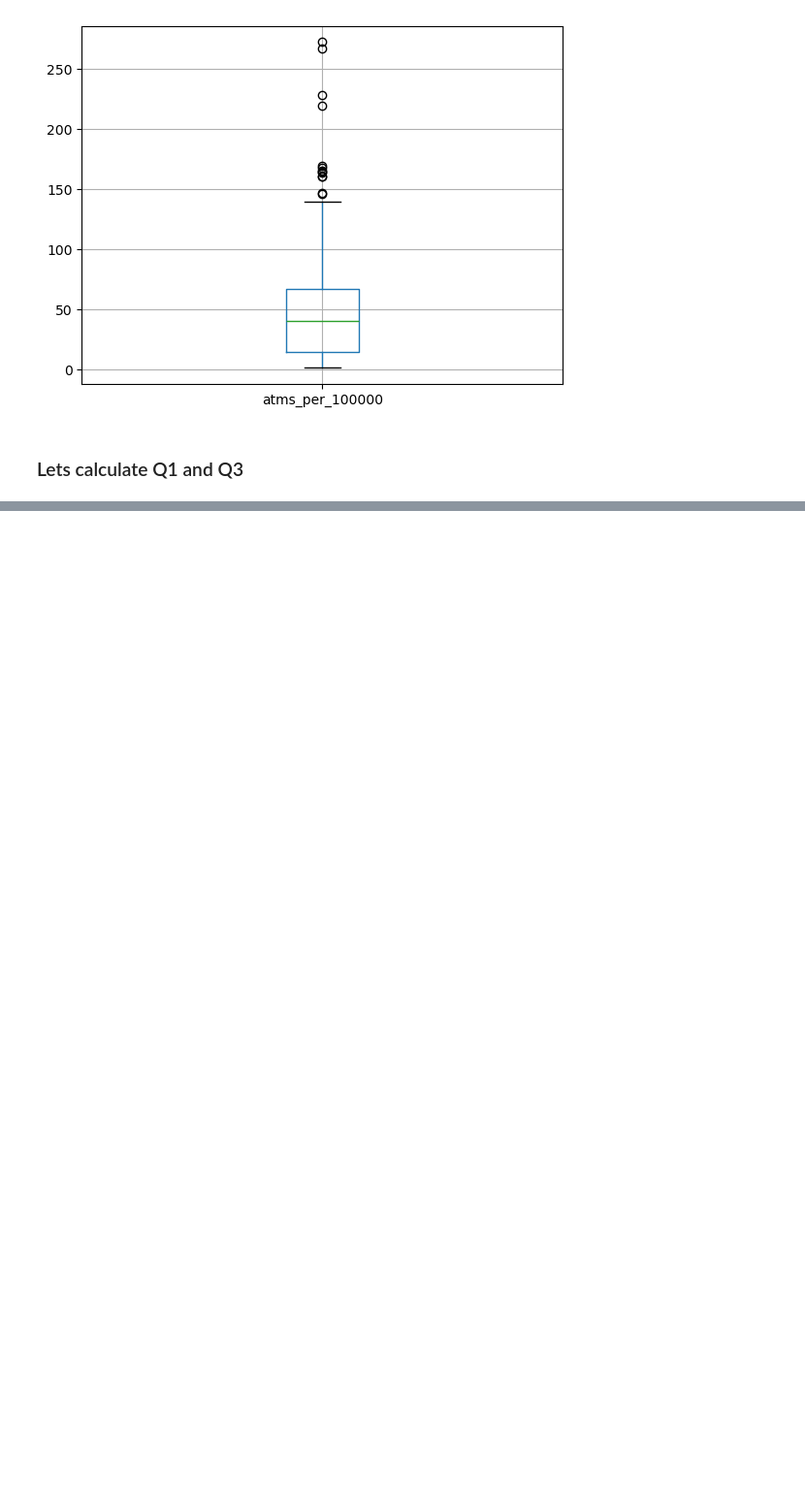
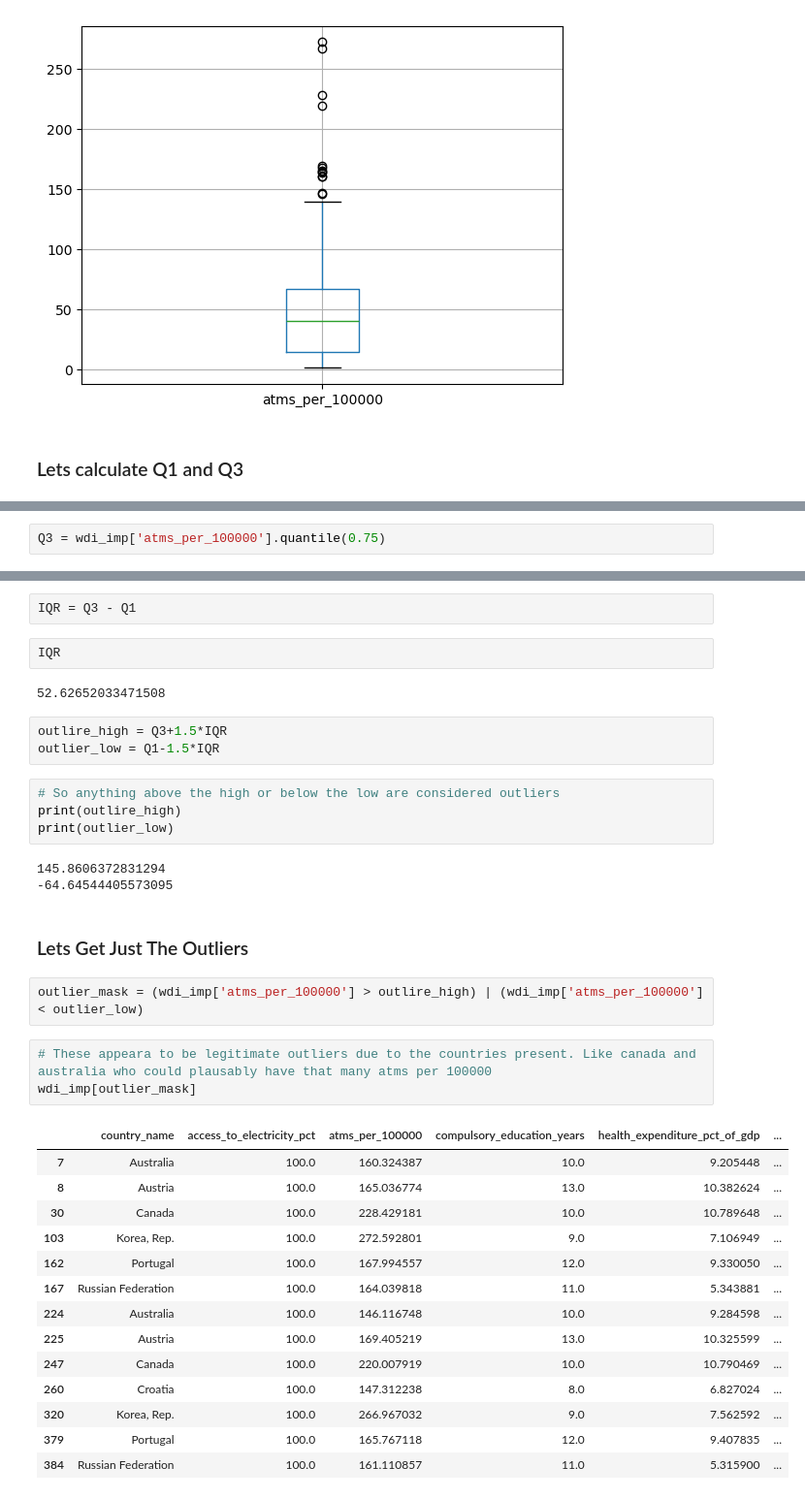
Before and after one commit to JakeBestDev/Packt_Python_For_Data_Analysis, a Jupyter notebook: lab_28_handling_outliers_2.ipynb, the cells around one changed output, grey strips where cells are left out. Shown at 97% size. Cells and saved outputs as stored; diff of their text form; blank space fills up the shorter version.

```diff
--- a/lab_28_handling_outliers_2.ipynb
+++ b/lab_28_handling_outliers_2.ipynb
@@ -54,0 +58,2 @@ wdi_imp.boxplot('atms_per_100000')
+# %%
+Q3 = wdi_imp['atms_per_100000'].quantile(0.75)
@@ -54,0 +81,38 @@ wdi_imp.boxplot('atms_per_100000')
+# %%
+IQR = Q3 - Q1
+# %%
+IQR
+# %% [output]
+52.62652033471508
+# %%
+outlire_high = Q3+1.5*IQR
+outlier_low = Q1-1.5*IQR
+# %%
+# So anything above the high or below the low are considered outliers
+print(outlire_high)
+print(outlier_low)
+# %% [output]
+145.8606372831294
+-64.64544405573095
+# %% [markdown]
+### Lets Get Just The Outliers
+# %%
+outlier_mask = (wdi_imp['atms_per_100000'] > outlire_high) | (wdi_imp['atms_per_100000'] < outlier_low)
+# %%
+# These appeara to be legitimate outliers due to the countries present. Like canada and australia who could plausably have that many atms per 100000
+wdi_imp[outlier_mask]
+# %% [output]
+|  | country_name | access_to_electricity_pct | atms_per_100000 | compulsory_education_years | health_expenditure_pct_of_gdp | ... |
+| 7 | Australia | 100.0 | 160.324387 | 10.0 | 9.205448 | ... |
+| 8 | Austria | 100.0 | 165.036774 | 13.0 | 10.382624 | ... |
+| 30 | Canada | 100.0 | 228.429181 | 10.0 | 10.789648 | ... |
+| 103 | Korea, Rep. | 100.0 | 272.592801 | 9.0 | 7.106949 | ... |
+| 162 | Portugal | 100.0 | 167.994557 | 12.0 | 9.330050 | ... |
+| 167 | Russian Federation | 100.0 | 164.039818 | 11.0 | 5.343881 | ... |
+| 224 | Australia | 100.0 | 146.116748 | 10.0 | 9.284598 | ... |
+| 225 | Austria | 100.0 | 169.405219 | 13.0 | 10.325599 | ... |
+| 247 | Canada | 100.0 | 220.007919 | 10.0 | 10.790469 | ... |
+| 260 | Croatia | 100.0 | 147.312238 | 8.0 | 6.827024 | ... |
+| 320 | Korea, Rep. | 100.0 | 266.967032 | 9.0 | 7.562592 | ... |
+| 379 | Portugal | 100.0 | 165.767118 | 12.0 | 9.407835 | ... |
+| 384 | Russian Federation | 100.0 | 161.110857 | 11.0 | 5.315900 | ... |
```
Also changed, not shown: parts of 14 cells of this notebook.
